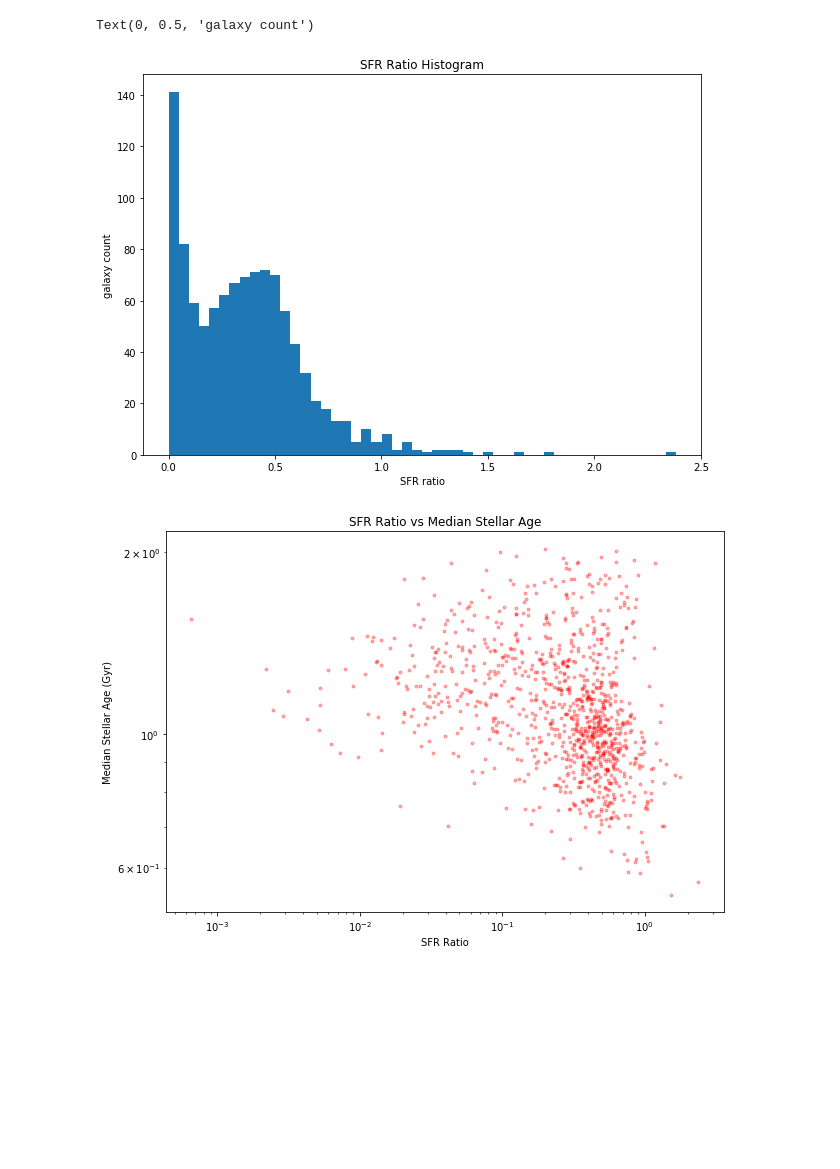
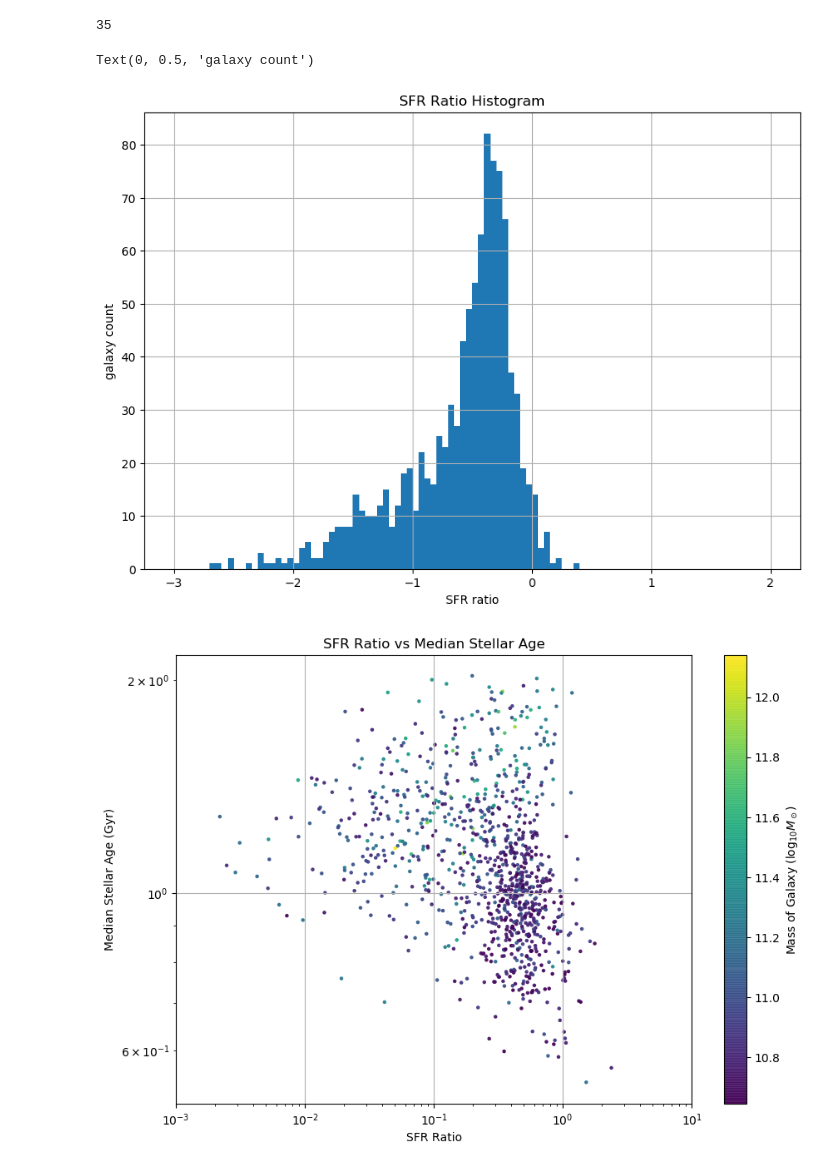
Before and after one commit to pathakde/Galaxy-Quenching, a Jupyter notebook: preliminary_plots.ipynb, the cells around one changed output. Saved outputs shown, nothing was run; the diff lists cells and outputs as text; code cells hidden in the pictures; blank space fills up the shorter version.

Commit message:
Updated plots
Edits the plots for stylistic choices, and added the plots mentioned before.

```diff
--- a/preliminary_plots.ipynb
+++ b/preliminary_plots.ipynb
@@ -7,6 +7,7 @@ my_galaxy_population = GalaxyPopulation()
 # %%
+#Do not run after 1st time :)
 #will integrate this into galaxy_population.py code
-#either single function, or each get function appends an arrays to a pre-existing hdf5 file.
+#either single function, or each get function appends an array to a pre-existing hdf5 file.
 #Initialize file in select_galaxies.
 import h5py
 with h5py.File('galaxy_population_data_2.hdf5', 'w') as f:
@@ -20,7 +21,9 @@ with h5py.File('galaxy_population_data_2.hdf5', 'w') as f:
     d7 = f.create_dataset('SFR_ratio', data = my_galaxy_population.get_stellar_formation_rate_ratio(timescale=1))
     d8 = f.create_dataset('effective_radius', data = my_galaxy_population.get_effective_radius())
     d9 = f.create_dataset('mean_metallicity', data = my_galaxy_population.get_mean_stellar_metallicity())
+    d10 = f.create_dataset('total_mass', data = my_galaxy_population.get_total_stellar_mass())
 # %%
+import h5py
 with h5py.File('galaxy_population_data_2.hdf5', 'r') as f:
     ids = f['ids'][:]
     mean_age = f['mean_age'][:]
@@ -31,4 +34,5 @@ with h5py.File('galaxy_population_data_2.hdf5', 'r') as f:
     SFR_ratio = f['SFR_ratio'][:]
     effective_radius = f['effective_radius'][:]
     mean_metallicity = f['mean_metallicity'][:]
+    total_mass = f['total_mass'][:]
 # %%
@@ -38,10 +46,11 @@ high_ratio = ids[0.85<SFR_ratio][:5]
 # %%
-import numpy as np
-import matplotlib.pyplot as plt
+plt.style.use('default')
 #plot for Current SFR vs Avg SFR over 1 Gyr
-plt.figure(figsize=(10,7)) # 10 is width, 7 is height
-plt.plot(np.linspace(0, 350, 1000), np.linspace(0, 350, 1000), 'k-')
-plt.plot(current_SFR, average_SFR_1, 'bo', ms=3, alpha=0.3)
+plt.figure(figsize=(9,6)) # 10 is width, 7 is height
+plt.plot(np.linspace(0, 1000, 10000), np.linspace(0, 1000, 10000), label='x=y')
+plt.scatter(current_SFR, average_SFR_1, c=total_mass, s=4, alpha=0.6)
+plt.legend()
+plt.colorbar(label='Mass of Galaxy ($\log_{10} M_\odot$)')
 plt.title('Current SFR vs Average SFR over 1 Gyr')
 plt.xlabel('Current SFR ($M_\odot$/yr)')
 plt.ylabel('Avg SFR (Gyr)')
@@ -65,25 +77,32 @@ plt.yscale('log')
+# %%
+(len(SFR_ratio[SFR_ratio==0]))
+# %% [output]
+35
 # %%
 #histogram for Current SFR vs Avg SFR over 1 Gyr
 plt.figure(figsize=(10,7)) # 10 is width, 7 is height
-plt.hist(SFR_ratio, bins=50, histtype='bar')
+plt.hist(np.log10(SFR_ratio), range=[-3, 2], bins=100, histtype='bar')
+plt.grid()
 plt.title('SFR Ratio Histogram')
 plt.xlabel('SFR ratio')
 plt.ylabel('galaxy count')
-#unsure how to plot log of SFR_ratio, since some values are == 0
 # %% [output]
 Text(0, 0.5, 'galaxy count')
-[figure, old version]
+[figure, new version]
 # %%
 #plot for SFR ratio vs median stellar age
 plt.figure(figsize=(10,7)) # 10 is width, 7 is height
-plt.plot(SFR_ratio, median_age, 'ro', ms=3, alpha=0.3)
+plt.scatter(SFR_ratio, median_age, c=total_mass, s=5, alpha=0.9)
+plt.xlim(1e-3, 1e1)
+plt.grid()
+plt.colorbar(label='Mass of Galaxy ($\log_{10} M_\odot$)')
 plt.title('SFR Ratio vs Median Stellar Age')
 plt.xlabel('SFR Ratio')
 plt.ylabel('Median Stellar Age (Gyr)')
 plt.xscale('log')
 plt.yscale('log')
 # %% [output]
-[figure, old version]
+[figure, new version]
 # %%
 #plot for SFR ratio vs effective galaxy radius
 plt.figure(figsize=(10,7)) # 10 is width, 7 is height
```
Also changed, not shown: parts of 16 cells of this notebook.
